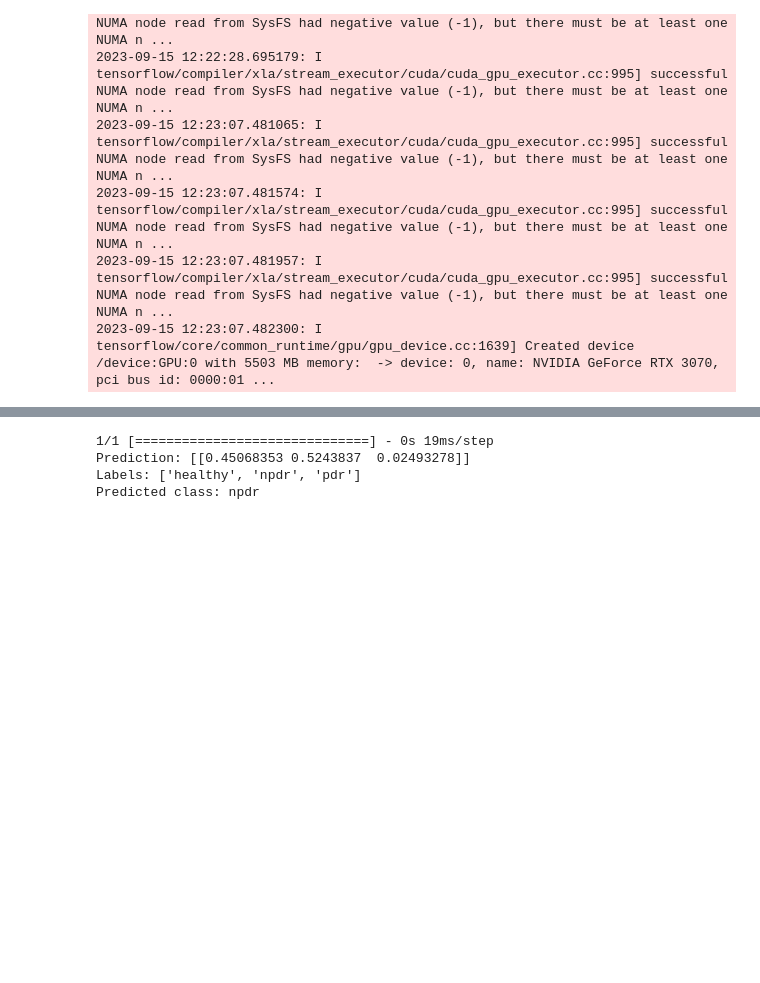
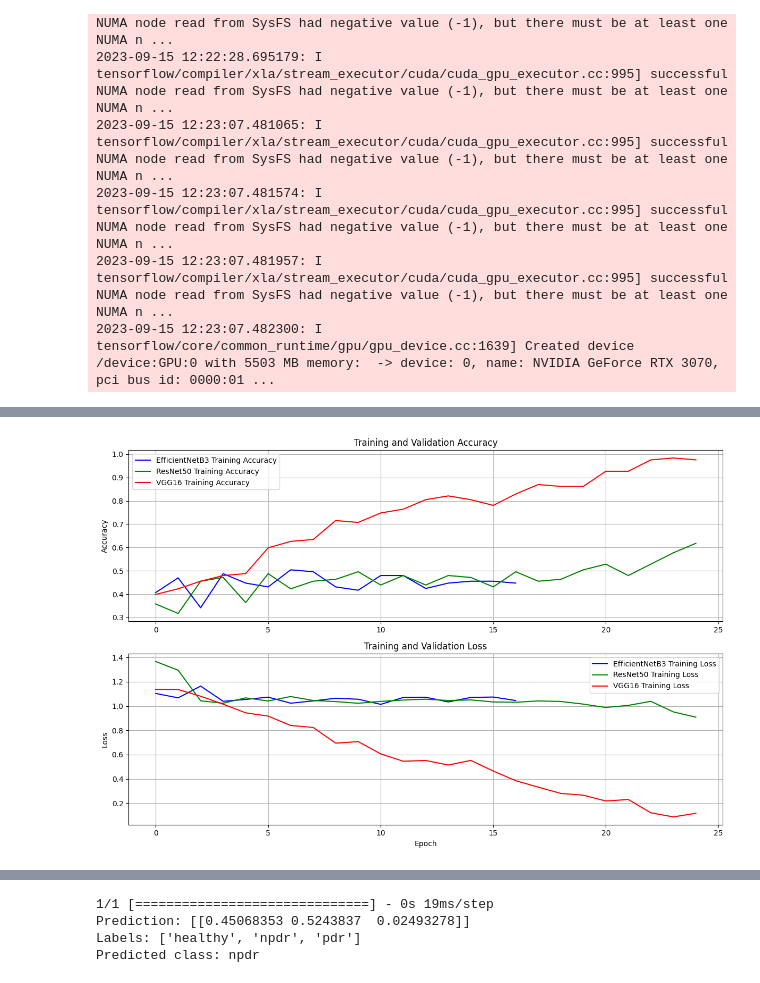
Before and after one commit to yiyangjessieyu/Deep-Learning-Image-Classifier, a Jupyter notebook: predict_retinal_grade.ipynb, the cells around one changed output, grey strips where cells are left out. Cells and saved outputs as stored; diff of their text form; code cells hidden in the pictures; blank space fills up the shorter version.

```diff
--- a/predict_retinal_grade.ipynb
+++ b/predict_retinal_grade.ipynb
@@ -392,0 +356,18 @@ plt.show()
+# %%
+for name, r in result.items():
+    print(name, r, '\n')
+
+for model_name, data in results.items():
+    print("model_name", model_name)
+    model_object, history_object = data
+    print("model_object", data[model_object])
+    for measurement_name, measurements in data[history_object].items():
+        print("measurement_name", measurement_name, "max measurements", max(measurements))
+
+    print("\n")
+
+# FYI data structure is as
+    # results[model_name] = {
+    #     "model": model,
+    #     "history": history.history
+    # }
@@ -393,3 +395,42 @@ plt.show()
+# %%
+import matplotlib.pyplot as plt
+
+# Create a list of colors for plotting
+colors = ['b', 'g', 'r']
+
+# Create subplots for accuracy and loss
+plt.figure(figsize=(12, 8))
+plt.subplot(2, 1, 1)
+
+# Plot accuracy curves for each model
+for idx, (model_name, data) in enumerate(results.items()):
+    history = data["history"]
+    acc = history["accuracy"]
+    plt.plot(acc, label=f'{model_name} Training Accuracy', color=colors[idx])
+
+plt.legend()
+plt.ylabel('Accuracy')
+plt.title('Training and Validation Accuracy')
+plt.grid(True)
+
+plt.subplot(2, 1, 2)
+
+# Plot loss curves for each model
+for idx, (model_name, data) in enumerate(results.items()):
+    history = data["history"]
+    loss = history["loss"]
+    plt.plot(loss, label=f'{model_name} Training Loss', color=colors[idx])
+
+plt.legend()
+plt.xlabel('Epoch')
+plt.ylabel('Loss')
+plt.title('Training and Validation Loss')
+plt.grid(True)
+
+plt.tight_layout()
+plt.show()
+# %% [output]
+[figure, added]
 # %%
 # Evaluate model
 
```
Also changed, not shown: parts of 7 cells of this notebook, 3 other files.
